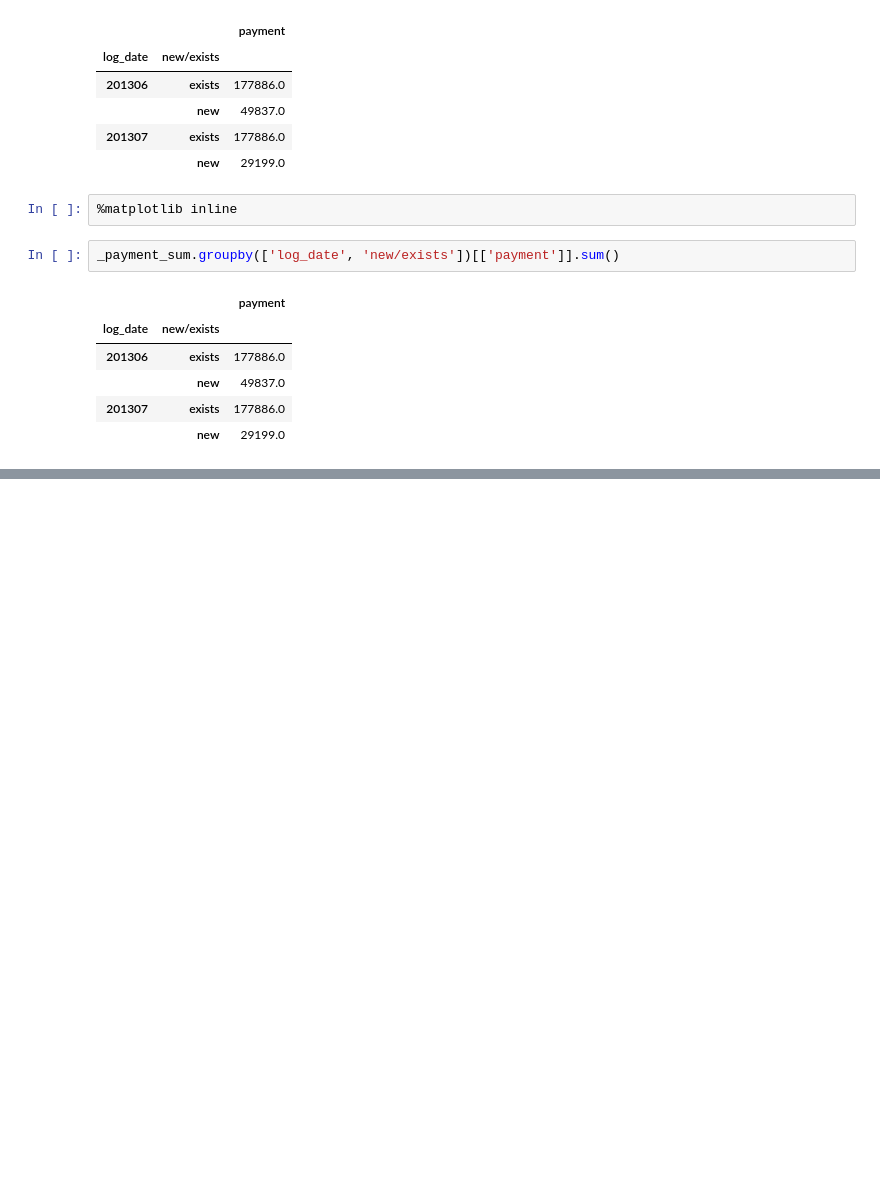
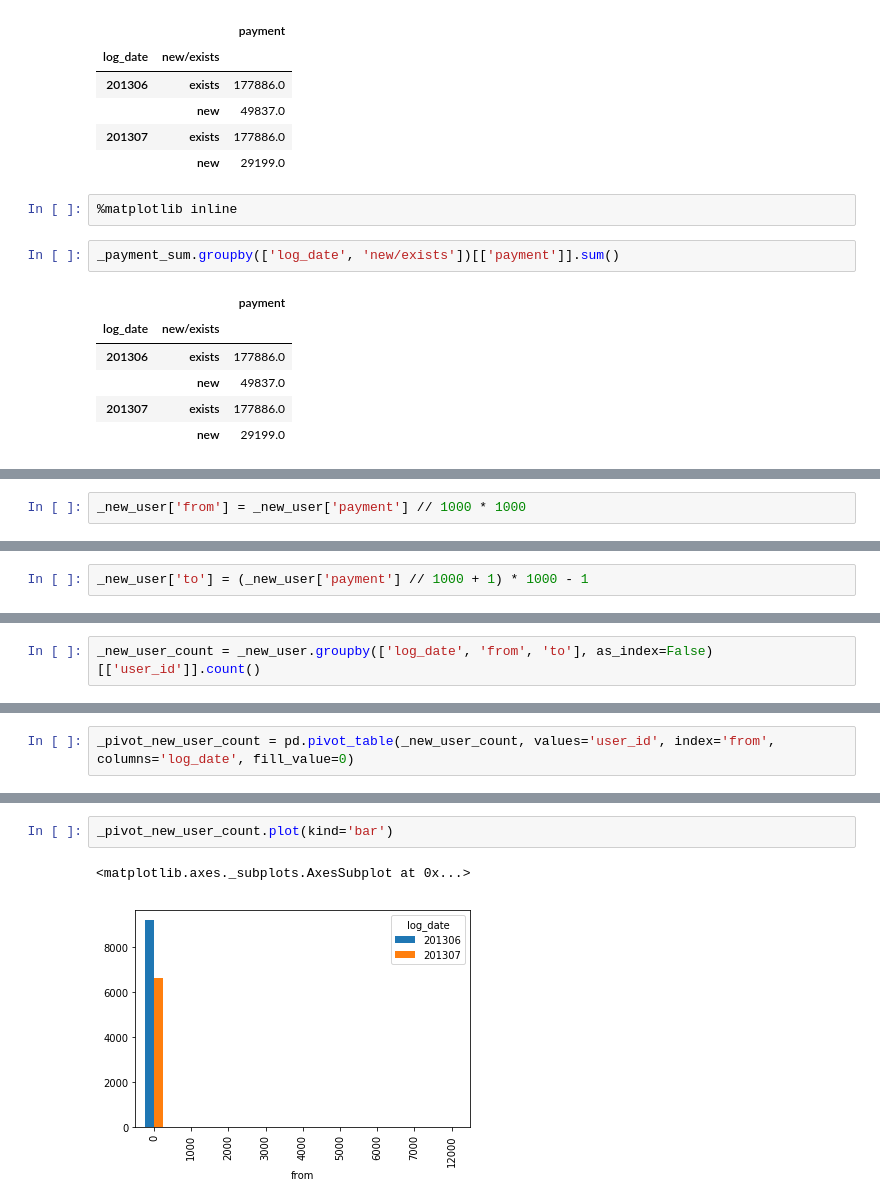
Before and after one commit to Aipakazuma/data_science, a Jupyter notebook: no.3.ipynb, the cells around one changed output, grey strips where cells are left out. Saved outputs shown, nothing was run; the diff lists cells and outputs as text; blank space fills up the shorter version.

```diff
--- a/no.3.ipynb
+++ b/no.3.ipynb
@@ -207,0 +267,2 @@ _payment_sum.groupby(['log_date', 'new/exists'], as_index=False).sum().plot(kind
+# %%
+_new_user['from'] = _new_user['payment'] // 1000 * 1000
@@ -207,0 +275,2 @@ _payment_sum.groupby(['log_date', 'new/exists'], as_index=False).sum().plot(kind
+# %%
+_new_user['to'] = (_new_user['payment'] // 1000 + 1) * 1000 - 1
@@ -207,0 +308,2 @@ _payment_sum.groupby(['log_date', 'new/exists'], as_index=False).sum().plot(kind
+# %%
+_new_user_count = _new_user.groupby(['log_date', 'from', 'to'], as_index=False)[['user_id']].count()
@@ -207,0 +312,2 @@ _payment_sum.groupby(['log_date', 'new/exists'], as_index=False).sum().plot(kind
+# %%
+_pivot_new_user_count = pd.pivot_table(_new_user_count, values='user_id', index='from', columns='log_date', fill_value=0)
@@ -207,0 +324,5 @@ _payment_sum.groupby(['log_date', 'new/exists'], as_index=False).sum().plot(kind
+# %%
+_pivot_new_user_count.plot(kind='bar')
+# %% [output]
+<matplotlib.axes._subplots.AxesSubplot at 0x...>
+[figure, added]
```
Also changed, not shown: parts of 16 cells of this notebook.
